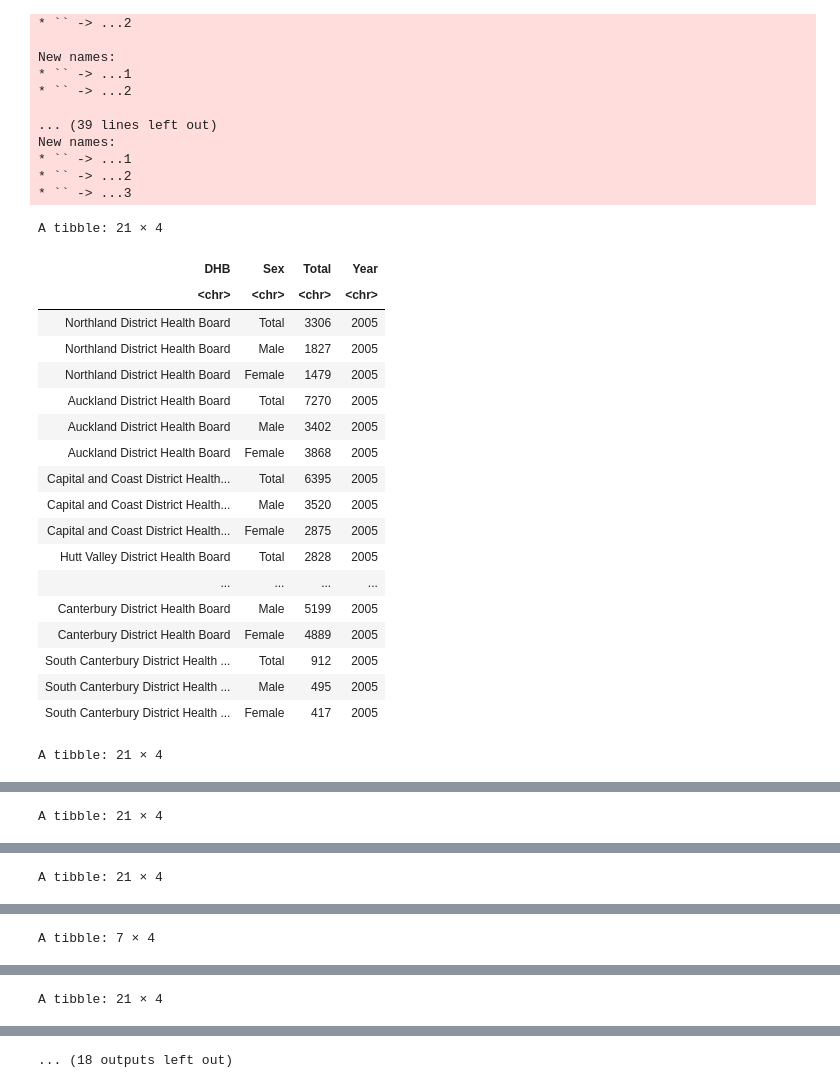
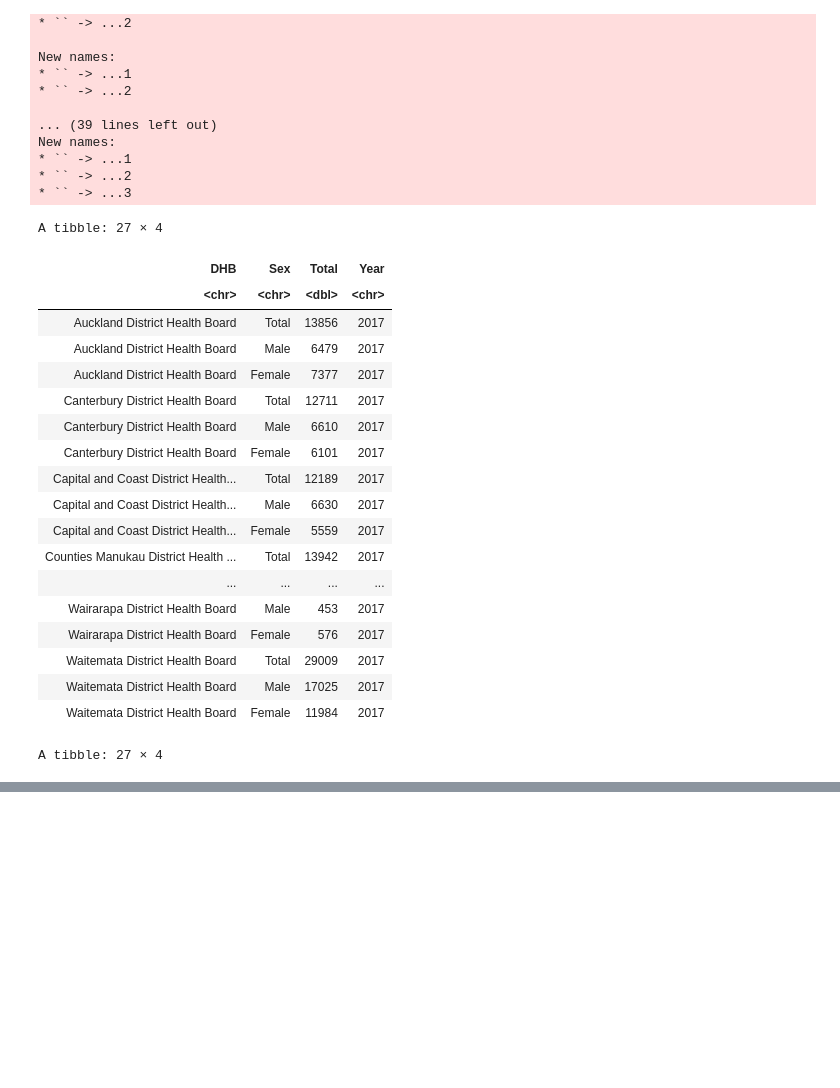
Before and after one commit to adaizh/datamac, a Jupyter notebook: Mental Health.ipynb, the cells around one changed output, grey strips where cells are left out. Cells and saved outputs as stored; diff of their text form; code cells hidden in the pictures; blank space fills up the shorter version.

```diff
--- a/Mental Health.ipynb
+++ b/Mental Health.ipynb
@@ -38,7 +38,9 @@ read_excel_mh <- function(file){
     excel <- read_excel(path, sheet=4, col_names = colheads)
 
     northland <- excel %>% slice(7:9) %>% mutate(DHB = 'Northland District Health Board')
+    waitemata <- excel %>% slice(11:13) %>% mutate(DHB = 'Waitemata District Health Board')
     auckland <- excel %>% slice(15:17) %>% mutate(DHB = 'Auckland District Health Board')
+    manukau <- excel %>% slice(19:21) %>% mutate(DHB = 'Counties Manukau District Health Board')
     ccdhb <- excel %>% slice(55:57) %>% mutate(DHB = 'Capital and Coast District Health Board')
     huttvalley <- excel %>% slice(59:61) %>% mutate(DHB = 'Hutt Valley District Health Board')
     wairarapa <- excel %>% slice(63:65) %>% mutate(DHB = 'Wairarapa District Health Board')
@@ -46,7 +48,7 @@ read_excel_mh <- function(file){
     s.canterbury <- excel %>% slice(79:81) %>% mutate(DHB = 'South Canterbury District Health Board')
 
     df <- northland %>%
-        rbind(auckland, ccdhb, huttvalley, wairarapa, canterbury, s.canterbury) %>%
+        rbind(waitemata, auckland, manukau, ccdhb, huttvalley, wairarapa, canterbury, s.canterbury) %>%
         mutate(Year = year) %>%
         select(DHB, Sex, Total, Year)
 
@@ -59,7 +61,7 @@ read_excel_mh2 <- function(file){
     df <- read_excel(path, sheet = 12, col_names =c('DHB', 'Total', 'Rates')) %>%
     select(1:2) %>%
     slice(3:25) %>%
-    filter(grepl('Northland|Auckland|Capital|Hutt|Wairarapa|Canterbury', DHB)) %>%
+    filter(grepl('Northland|Waitemata|Auckland|Manukau|Capital|Hutt|Wairarapa|Canterbury', DHB)) %>%
     mutate(Year = '2010', DHB = paste0(DHB, ' District Health Board'), Sex = 'Total')
 
     return(df)
@@ -77,7 +79,8 @@ read_excel_mh3 <- function(file, sheetnum){
 
     df <- df %>% mutate(DHB = if_else(is.na(DHB), lag(DHB), DHB), Year = year) %>%
             fill(DHB) %>%
-            filter(grepl('Northland|Auckland District|Capital|Hutt|Wairarapa District|Canterbury District', DHB))
+            filter(grepl('Northland|Waitemata District|Waitematā|Auckland District|Manukau District|Capital|Hutt|Wairarapa District|Canterbury District', DHB)) %>%
+            mutate(DHB = if_else(grepl("Waitematā",DHB), 'Waitemata District Health Board', DHB))
 
     return(df)
 }
@@ -95,8 +98,8 @@ mh_df_1213 <- read_excel_mh3("09 mh2013.xlsx", 11)
 mh_df_1314 <- read_excel_mh3("10 mh2014.xlsx", 11)
 mh_df_1415 <- read_excel_mh3("11 mh2015.xlsx", 11)
 mh_df_1516 <- read_excel_mh3("12 mh2016.xlsx", 11)
-mh_df_1617 <- read_excel_mh3("13 mh2017.xlsx", 11)
-mh_df_1718 <- read_excel_mh3("14 mh2018.xlsx", 11)
+mh_df_1617 <- read_excel_mh3("13 mh2017.xlsx", 11) %>% slice(-c(28, 29))
+mh_df_1718 <- read_excel_mh3("14 mh2018.xlsx", 11) %>% slice(-c(28, 29))
 mh_df_1819 <- read_excel_mh3("15 mh2019.xlsx", 11)
 mh_df_1920 <- read_excel_mh3("16 mh2020.xlsx", 11)
 # %% [output]
@@ -118,40 +121,40 @@ New names:
 * `` -> ...2
 * `` -> ...3
 # %%
-mh_df_0405
-mh_df_0506
-mh_df_0607
-mh_df_0708
-mh_df_0910 # odd one
-mh_df_1011
-mh_df_1112
-mh_df_1213
-mh_df_1314
-mh_df_1415
-mh_df_1516
+#mh_df_0405
+#mh_df_0506
+#mh_df_0607
+#mh_df_0708
+#mh_df_0910 # odd one
+#mh_df_1011
+#mh_df_1112
+#mh_df_1213
+#mh_df_1314
+#mh_df_1415
+#mh_df_1516
 mh_df_1617
 mh_df_1718
-mh_df_1819
-mh_df_1920
+#mh_df_1819
+#mh_df_1920
 # %% [output]
-A tibble: 21 × 4
+A tibble: 27 × 4
 | DHB | Sex | Total | Year |
-| <chr> | <chr> | <chr> | <chr> |
-| Northland District Health Board | Total | 3306 | 2005 |
-| Northland District Health Board | Male | 1827 | 2005 |
-| Northland District Health Board | Female | 1479 | 2005 |
-| Auckland District Health Board | Total | 7270 | 2005 |
-| Auckland District Health Board | Male | 3402 | 2005 |
-| Auckland District Health Board | Female | 3868 | 2005 |
-| Capital and Coast District Health... | Total | 6395 | 2005 |
-| Capital and Coast District Health... | Male | 3520 | 2005 |
-| Capital and Coast District Health... | Female | 2875 | 2005 |
-| Hutt Valley District Health Board | Total | 2828 | 2005 |
+| <chr> | <chr> | <dbl> | <chr> |
+| Auckland District Health Board | Total | 13856 | 2017 |
+| Auckland District Health Board | Male | 6479 | 2017 |
+| Auckland District Health Board | Female | 7377 | 2017 |
+| Canterbury District Health Board | Total | 12711 | 2017 |
+| Canterbury District Health Board | Male | 6610 | 2017 |
+| Canterbury District Health Board | Female | 6101 | 2017 |
+| Capital and Coast District Health... | Total | 12189 | 2017 |
+| Capital and Coast District Health... | Male | 6630 | 2017 |
+| Capital and Coast District Health... | Female | 5559 | 2017 |
+| Counties Manukau District Health ... | Total | 13942 | 2017 |
 | ... | ... | ... | ... |
-| Canterbury District Health Board | Male | 5199 | 2005 |
-| Canterbury District Health Board | Female | 4889 | 2005 |
-| South Canterbury District Health ... | Total | 912 | 2005 |
-| South Canterbury District Health ... | Male | 495 | 2005 |
-| South Canterbury District Health ... | Female | 417 | 2005 |
+| Wairarapa District Health Board | Male | 453 | 2017 |
+| Wairarapa District Health Board | Female | 576 | 2017 |
+| Waitemata District Health Board | Total | 29009 | 2017 |
+| Waitemata District Health Board | Male | 17025 | 2017 |
+| Waitemata District Health Board | Female | 11984 | 2017 |
-A tibble: 21 × 4
+A tibble: 27 × 4
 | DHB | Sex | Total | Year |
@@ -175 +177,0 @@ A tibble: 21 × 4
-A tibble: 21 × 4
@@ -194 +177,0 @@ A tibble: 21 × 4
-A tibble: 21 × 4
@@ -213 +177,0 @@ A tibble: 21 × 4
-A tibble: 7 × 4
@@ -223 +177,0 @@ A tibble: 7 × 4
-A tibble: 21 × 4
@@ -242,2 +178 @@ A tibble: 21 × 4
-... (18 outputs left out)
 # %%
```
Also changed, not shown: parts of 6 cells of this notebook, 9 other files.
